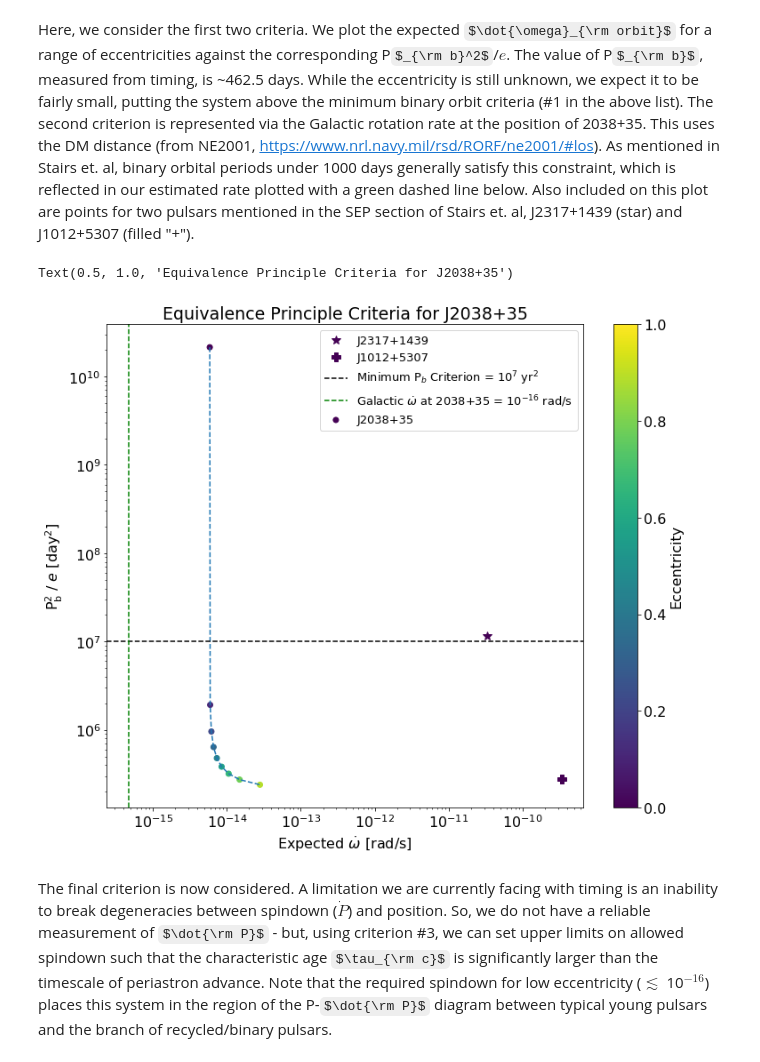
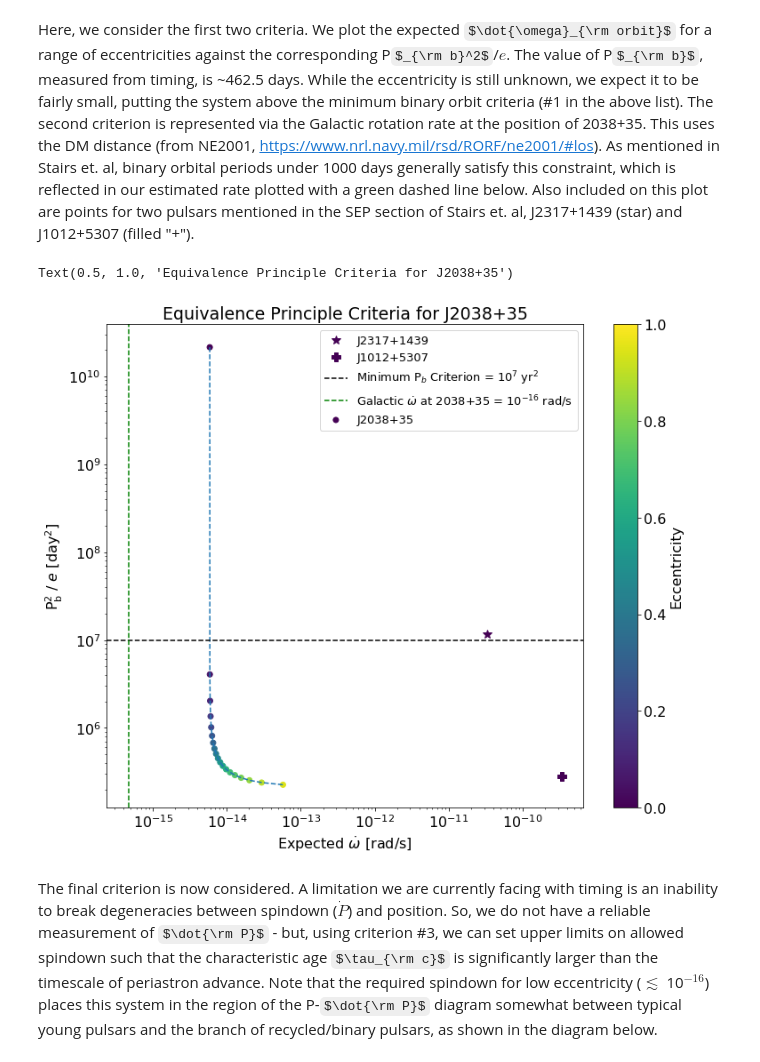
Before and after one commit to almcewen0/J2038_timing, a Jupyter notebook: 2038+35 GR Test Notes.ipynb, the cells around one changed output. Drawn from its saved outputs; the diff is of its cells as text; code cells hidden in the pictures; some formulas as TeX source.

```diff
--- a/2038+35 GR Test Notes.ipynb
+++ b/2038+35 GR Test Notes.ipynb
@@ -63,30 +61,30 @@ for v in p1tmp:
 # %% [markdown]
 First, the relationship between spin period and and orbital period is plotted. These points are colored by their eccentricities and shaped by their companion types. Also included on the plot is a point for the pulsar in question, J2038+35. Determining the eccentricity of the source seems as though it may uncover whether the companion is a main sequence star or a white dwarf, as points in the neighborhood of 2038 are either eccentric MS companions or circular WD companions.
 # %%
-cm=plt.cm.get_cmap('RdYlBu')
+cmr=plt.cm.get_cmap('RdYlBu')
 markers=['o','X','^','s','P','*','D','<','>']
 clrs=[]
 for e in eccs:
     if e!='*':
-        clrs.append(cm(float(e)))
+        clrs.append(cmr(float(e)))
     else:
-        clrs.append(cm(2))
-sc=plt.scatter(p0s,pbs,c=ecc,cmap=cm)
-cb=plt.colorbar(sc)
+        clrs.append(cmr(2))
+sc_p0pb=plt.scatter(p0s,pbs,c=ecc,cmap=cmr)
+cb=plt.colorbar(sc_p0pb)
 plt.close()
 plt.figure(figsize=(12,10))
 plt.xlabel('Spin Period [s]')
 plt.ylabel('Orbital Period [day]')
 plt.xscale('log')
 plt.yscale('log')
-plt.colorbar(sc,label='Eccentricity')
+plt.colorbar(sc_p0pb,label='Eccentricity')
 plt.title('Spin Period vs. Orbital Period for Pulsar Binaries')
 for m,ct in zip(markers,ctypes):
     cnd = np.array(comps==ct)
-    plt.scatter(np.array(p0s)[cnd],np.array(pbs)[cnd],c=np.array(clrs)[cnd],cmap=cm,marker=m,label=ct,alpha=0.6)
+    plt.scatter(np.array(p0s)[cnd],np.array(pbs)[cnd],c=np.array(clrs)[cnd],cmap=cmr,marker=m,label=ct,alpha=0.6)
 pb_2038=462.51578189875295
 p0_2038=1/6.243567392
-plt.scatter(p0_2038,pb_2038,c=mpl.colors.to_hex(cm(0)),marker='*',s=200,label='2038+35')
+plt.scatter(p0_2038,pb_2038,c=mpl.colors.to_hex(cmr(0)),marker='*',s=200,label='2038+35')
 plt.legend()
 plt.xlim([1e-3,4])
 plt.ylim([5e-2,3e4])
@@ -127,36 +121,36 @@ od_1012=omdot(pb=0.6047*u.day,e=1.301e-6,mc=0.1071)
 e_1012=1.301e-6
 pb2_e_1012=(0.6047**2)/e_1012
 
-#e=np.logspace(-5,0,30)
-e=np.linspace(1e-5,1,10)
-od_2038=omdot(pb=462.51578189875295*u.day,e=e,mc=0.4)
-pb2_e_2038=(462.51578189875295**2)/e
+#e_arr=np.logspace(-5,0,30)
+e_arr=np.linspace(1e-5,1,20)
+od_2038=omdot(pb=462.51578189875295*u.day,e=e_arr,mc=0.4)
+pb2_e_2038=(462.51578189875295**2)/e_arr
 # %% [markdown]
 Here, we consider the first two criteria. We plot the expected $\dot{\omega}_{\rm orbit}$ for a range of eccentricities against the corresponding P$_{\rm b}^2$/$e$. The value of P$_{\rm b}$, measured from timing, is ~462.5 days. While the eccentricity is still unknown, we expect it to be fairly small, putting the system above the minimum binary orbit criteria (#1 in the above list). The second criterion is represented via the Galactic rotation rate at the position of 2038+35. This uses the DM distance (from NE2001, https://www.nrl.navy.mil/rsd/RORF/ne2001/#los). As mentioned in Stairs et. al, binary orbital periods under 1000 days generally satisfy this constraint, which is reflected in our estimated rate plotted with a green dashed line below. Also included on this plot are points for two pulsars mentioned in the SEP section of Stairs et. al, J2317+1439 (star) and J1012+5307 (filled "+").
 # %%
-cm=plt.cm.get_cmap('viridis')
+cmv=plt.cm.get_cmap('viridis')
 plt.figure(figsize=(12,10))
 fs=16
 plt.xscale('log')
 plt.yscale('log')
-plt.plot(od_2317,pb2_e_2317,marker='*',label='J2317+1439',linewidth=0,markersize=10,color=mpl.colors.to_hex(cm(e_2317)))
-plt.plot(od_1012,pb2_e_1012,marker='P',label='J1012+5307',linewidth=0,markersize=10,color=mpl.colors.to_hex(cm(e_1012)))
+plt.plot(od_2317,pb2_e_2317,marker='*',label='J2317+1439',linewidth=0,markersize=10,color=mpl.colors.to_hex(cmv(e_2317)))
+plt.plot(od_1012,pb2_e_1012,marker='P',label='J1012+5307',linewidth=0,markersize=10,color=mpl.colors.to_hex(cmv(e_1012)))
 
-sc=plt.scatter(od_2038,pb2_e_2038,c= [mpl.colors.to_hex(cm(v)) for v in e],label='J2038+35')
+sc_odpb=plt.scatter(od_2038,pb2_e_2038,c=[mpl.colors.to_hex(cm(v)) for v in e_arr],label='J2038+35')
 plt.plot(od_2038,pb2_e_2038,markersize=0,ls='--')
 
-cbar=plt.colorbar(sc)
+cbar=plt.colorbar(sc_odpb)
 cbar.ax.tick_params(labelsize=fs)
 plt.tick_params(labelsize=fs)
 cbar.set_label(label='Eccentricity',fontsize=fs)
 plt.xlabel(r'Expected $\dot{\omega}$ [rad/s]',fontsize=fs)
 plt.ylabel(r'$\rm P_{\rm b}^2$ / $e$ [day$^2$]',fontsize=fs)
 plt.axhline(y=1e7,ls='--',color='k',label=r'Minimum P$_b$ Criterion = 10$^7$ yr$^2$')
 plt.axvline(x=4.7e-16,ls='--',color='green',label='Galactic $\dot{\omega}$ at 2038+35 = 10$^{-16}$ rad/s')
 plt.legend(fontsize=fs-3)
 plt.title('Equivalence Principle Criteria for J2038+35',fontsize=fs+3)
 # %% [output]
 Text(0.5, 1.0, 'Equivalence Principle Criteria for J2038+35')
-[figure, old version]
+[figure, new version]
 # %% [markdown]
-The final criterion is now considered. A limitation we are currently facing with timing is an inability to break degeneracies between spindown ($\dot{P}$) and position. So, we do not have a reliable measurement of $\dot{\rm P}$ - but, using criterion #3, we can set upper limits on allowed spindown such that the characteristic age $\tau_{\rm c}$ is significantly larger than the timescale of periastron advance. Note that the required spindown for low eccentricity ($\lesssim$ 10$^{-16}$) places this system in the region of the P-$\dot{\rm P}$ diagram between typical young pulsars and the branch of recycled/binary pulsars.
+The final criterion is now considered. A limitation we are currently facing with timing is an inability to break degeneracies between spindown ($\dot{P}$) and position. So, we do not have a reliable measurement of $\dot{\rm P}$ - but, using criterion #3, we can set upper limits on allowed spindown such that the characteristic age $\tau_{\rm c}$ is significantly larger than the timescale of periastron advance. Note that the required spindown for low eccentricity ($\lesssim$ 10$^{-16}$) places this system in the region of the P-$\dot{\rm P}$ diagram somewhat between typical young pulsars and the branch of recycled/binary pulsars, as shown in the diagram below.
```
Also changed, not shown: parts of 8 cells of this notebook.
